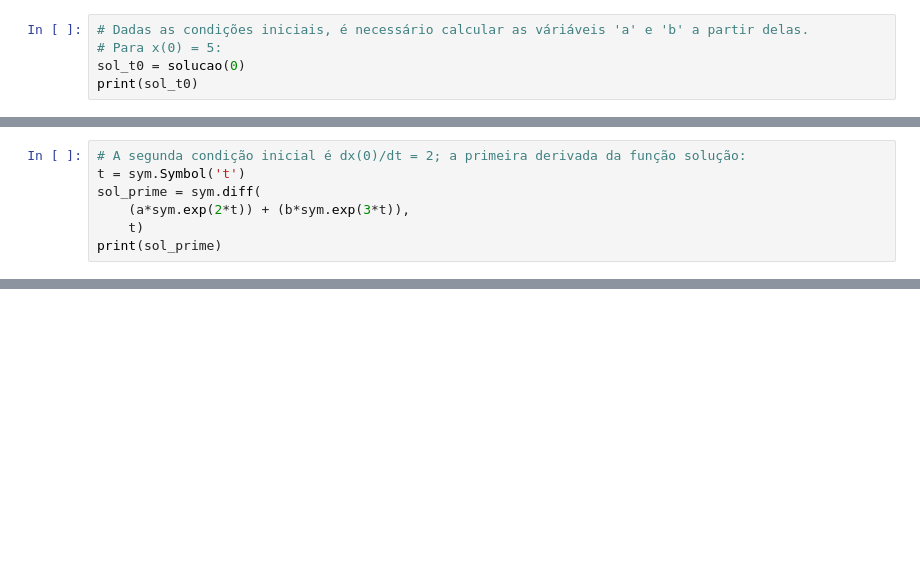
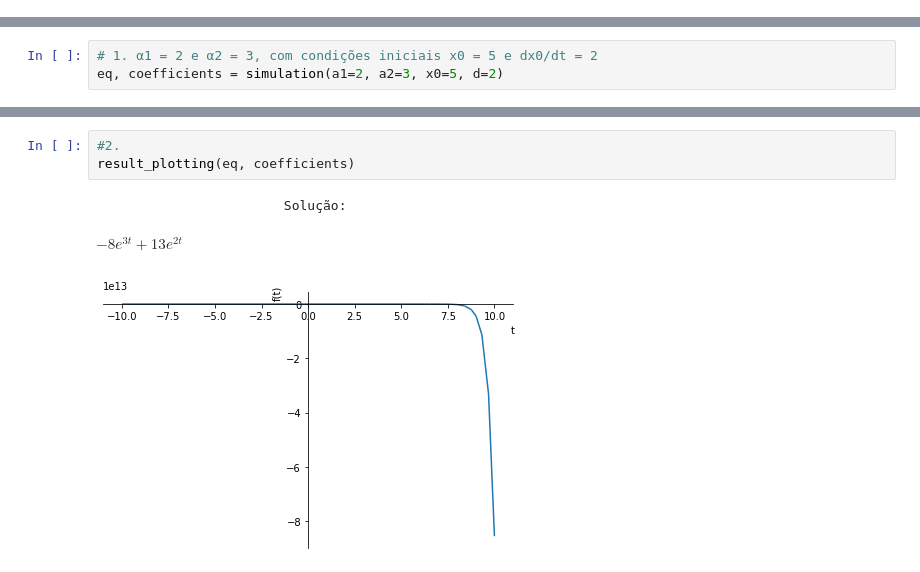
Before and after one commit to brusangues/sistemas-edo, a Jupyter notebook: modelagem_controle.ipynb, the cells around one changed output, grey strips where cells are left out. Saved outputs shown, nothing was run; the diff lists cells and outputs as text; blank space fills up the shorter version.

```diff
--- a/modelagem_controle.ipynb
+++ b/modelagem_controle.ipynb
@@ -11,5 +0,0 @@ def solucao(t):
-# %%
-# Dadas as condições iniciais, é necessário calcular as váriáveis 'a' e 'b' a partir delas.
-# Para x(0) = 5:
-sol_t0 = solucao(0)
-print(sol_t0)
@@ -18,7 +0,0 @@ print(sol_t0)
-# %%
-# A segunda condição inicial é dx(0)/dt = 2; a primeira derivada da função solução:
-t = sym.Symbol('t')
-sol_prime = sym.diff(
-    (a*sym.exp(2*t)) + (b*sym.exp(3*t)),
-    t)
-print(sol_prime)
@@ -37,0 +59,3 @@ $\displaystyle 2.0 a + 3.0 b$
+# %%
+# 1. α1 = 2 e α2 = 3, com condições iniciais x0 = 5 e dx0/dt = 2
+eq, coefficients = simulation(a1=2, a2=3, x0=5, d=2)
@@ -37,0 +73,7 @@ $\displaystyle 2.0 a + 3.0 b$
+# %%
+#2.
+result_plotting(eq, coefficients)
+# %% [output]
+                        Solução:
+$\displaystyle - 8 e^{3 t} + 13 e^{2 t}$
+[figure, added]
```
Also changed, not shown: parts of 16 cells of this notebook, 5 other files.
